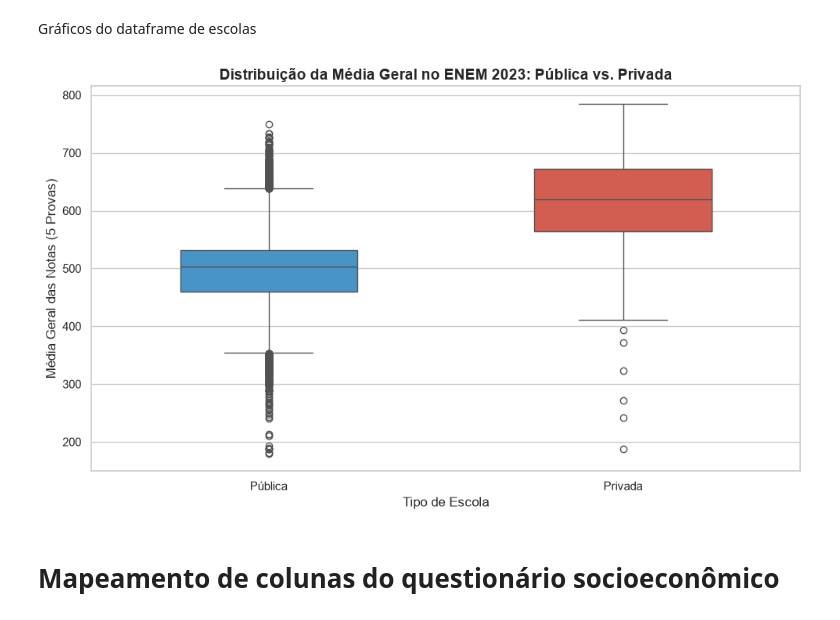
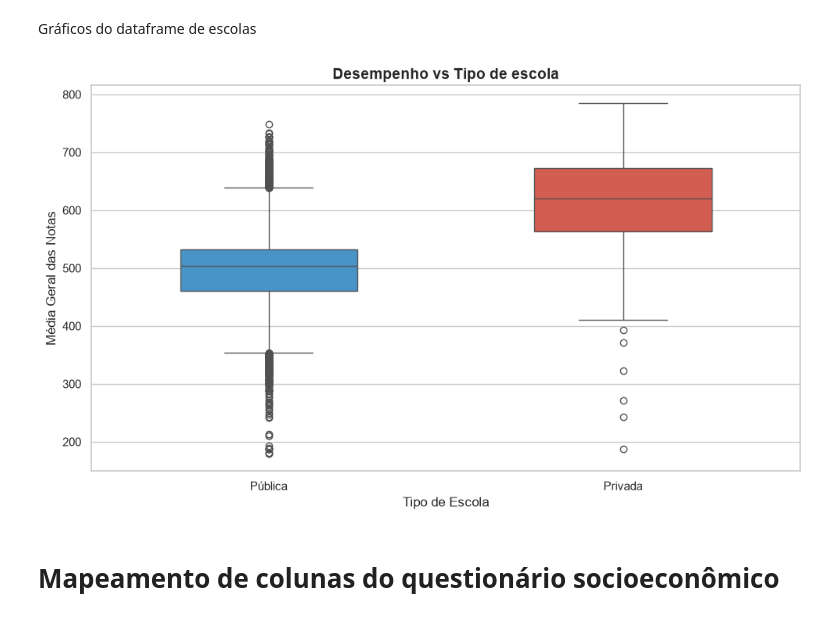
Before and after one commit to mvs105/TESI1-2026.1, a Jupyter notebook: pre_processamento_acre.ipynb, the cells around one changed output. Cells and saved outputs as stored; diff of their text form; code cells hidden in the pictures.

```diff
--- a/pre_processamento_acre.ipynb
+++ b/pre_processamento_acre.ipynb
@@ -140,20 +171,20 @@ Gráficos do dataframe de escolas
 # %%
 sns.boxplot(
     x='TP_ESCOLA',
     y='MEDIA_GERAL',
     data=df_escolas,
     palette={'Pública': '#3498db', 'Privada': '#e74c3c'}, # Cores contrastantes
     hue='TP_ESCOLA',
     width=0.5
 )
 
-plt.title('Distribuição da Média Geral no ENEM 2023: Pública vs. Privada', fontsize=14, fontweight='bold')
+plt.title('Desempenho vs Tipo de escola', fontsize=14, fontweight='bold')
 plt.xlabel('Tipo de Escola')
-plt.ylabel('Média Geral das Notas (5 Provas)')
+plt.ylabel('Média Geral das Notas')
 plt.tight_layout()
 plt.show()
 # %% [output]
-[figure, old version]
+[figure, new version]
 # %% [markdown]
 # Mapeamento de colunas do questionário socioeconômico
 # %%
```
Also changed, not shown: parts of 19 cells of this notebook.
